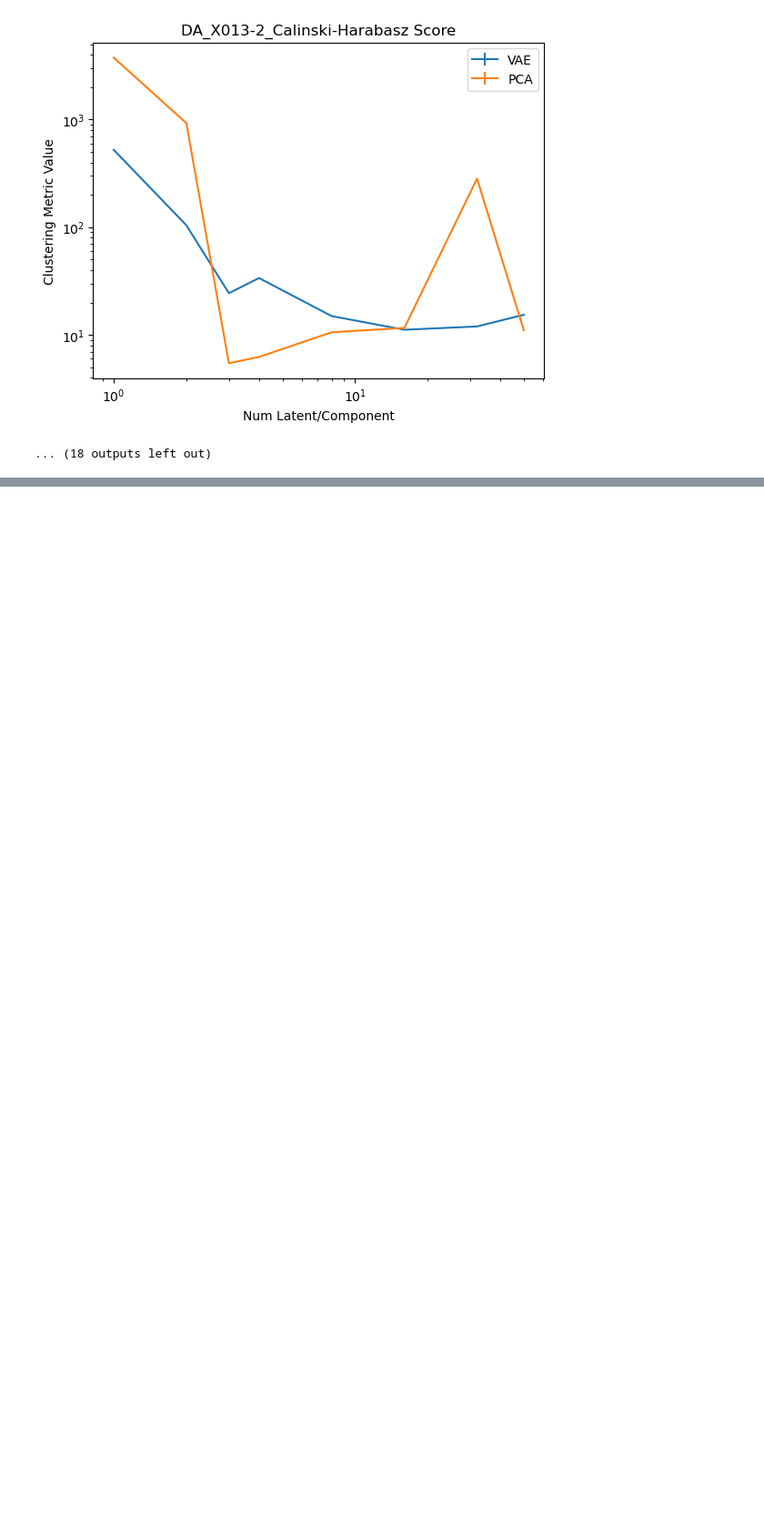
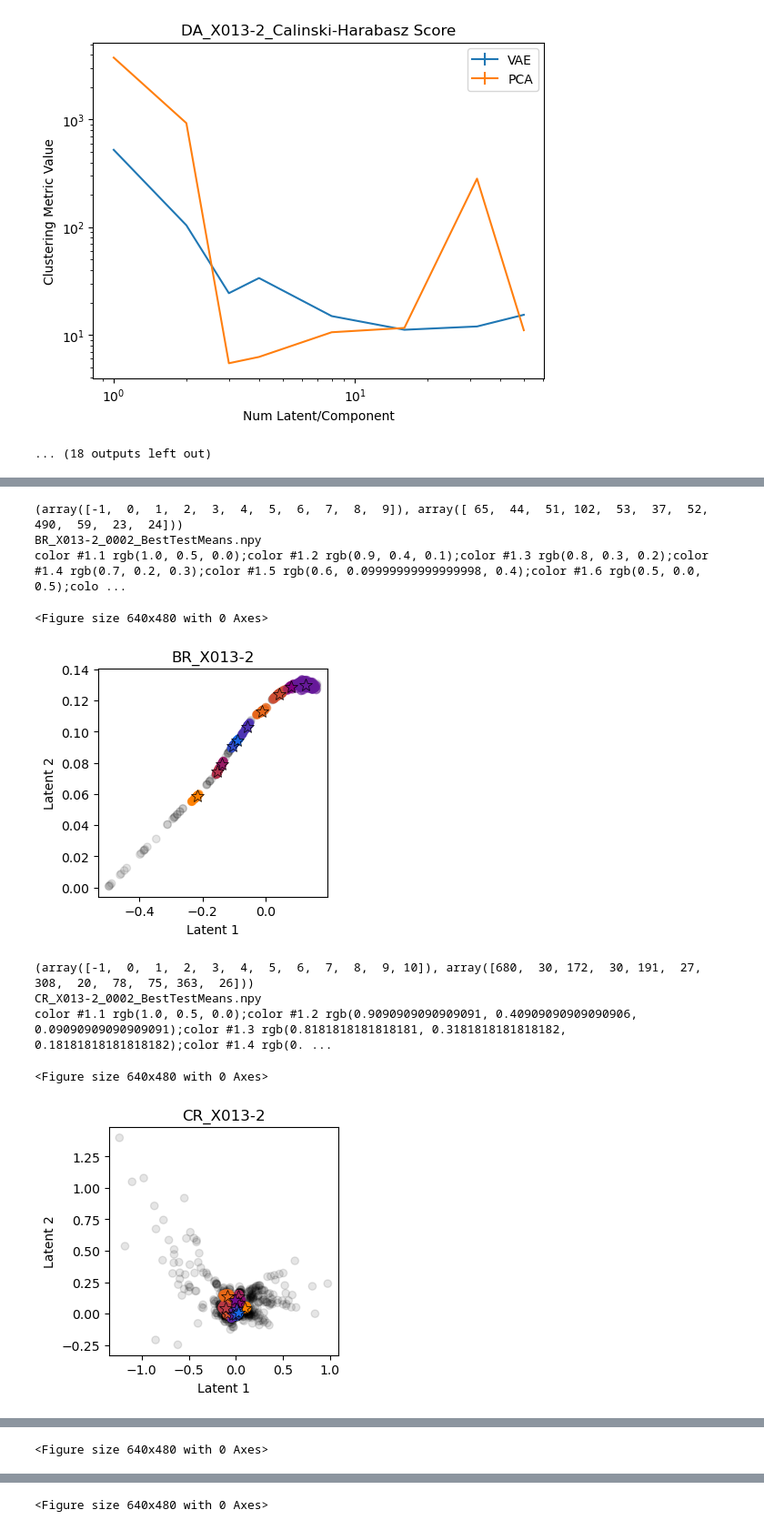
Before and after one commit to CCBatIIT/Deep-MMS, a Jupyter notebook: 05-Cluster_Perturb_Analysis.ipynb, the cells around one changed output, grey strips where cells are left out. Shown at 91% size. Saved outputs shown, nothing was run; the diff lists cells and outputs as text; code cells hidden in the pictures; blank space fills up the shorter version.

```diff
--- a/05-Cluster_Perturb_Analysis.ipynb
+++ b/05-Cluster_Perturb_Analysis.ipynb
@@ -123,0 +300,3 @@ for prefix in ['OX_', 'DA_', 'CR_', 'BR_', 'HIV1p_']:
+# %%
+with open('best_model_list_X013-2.txt', 'r') as f:
+    twoD_bestmodels = [elem for elem in f.read().split('\n') if elem and '_0002_' in elem]
@@ -123,0 +318,5 @@ for prefix in ['OX_', 'DA_', 'CR_', 'BR_', 'HIV1p_']:
+# %%
+import glob, os
+import numpy as np
+import matplotlib.pyplot as plt
+latent_means_numpys = sorted(glob.glob('*_BestTestMeans.npy'))
@@ -123,0 +401,70 @@ for prefix in ['OX_', 'DA_', 'CR_', 'BR_', 'HIV1p_']:
+# %%
+def cluster_medioid_indices(dist_mat, labels):
+    unique_labels = np.unique(labels)
+    medoid_indices = []
+    for i in unique_labels:
+        if i == -1:
+            continue
+        cluster_distances = dist_mat[:, np.where(labels==i)][np.where(labels==i), :]
+        medoid_cluster_index = np.argmin(np.mean(cluster_distances, axis=1))
+        medoid_index = np.where(labels==i)[0][medoid_cluster_index]
+        medoid_indices.append(medoid_index)
+    return np.array(medoid_indices)
+# %%
+for npfn in latent_means_numpys:
+    data = np.load(npfn)
+    mean = data.mean(axis=0)
+    #discover the closest actual datapoint to the mean
+    centroid = data[np.argmin(np.sqrt(np.sum((data-mean)**2, axis=-1)))]
+    #Cluster the data and report the centroids
+    distance_matrix = np.load(npfn.replace('.npy', '_distmat.npy'))
+    h = HDBSCAN(metric='precomputed', min_cluster_size=data.shape[0]//100)
+    labels = h.fit_predict(distance_matrix)
+    medoid_indices = cluster_medioid_indices(distance_matrix, labels)
+    print(np.unique(labels, return_counts=True))
+
+    decoded = np.load(npfn.replace('BestTestMeans','TestDecoded'))
+    title = npfn.split('0002')[0][:-1]
+    print(npfn)
+    plt.clf()
+    fig = plt.figure(figsize=(3.25, 3.25))
+
+    colors = color_labels(labels)
+    x_labeled = data[np.where(labels!=-1), 0]
+    y_labeled = data[np.where(labels!=-1), 1]
+    c_labeled = colors[np.where(labels!=-1)]
+    plt.scatter(x=x_labeled, y=y_labeled, c=c_labeled, alpha=0.5)
+
+    x_unlabeled = data[np.where(labels==-1), 0]
+    y_unlabeled = data[np.where(labels==-1), 1]
+    c_unlabeled = colors[np.where(labels==-1)]
+    plt.scatter(x=x_unlabeled, y=y_unlabeled, c=c_unlabeled, alpha=0.1, zorder=-1)
+
+    plt.xlabel('Latent 1')
+    plt.ylabel('Latent 2')
+    plt.title(title)
+    for i, medoid_index in enumerate(medoid_indices):
+        plt.plot(data[medoid_index, 0], data[medoid_index, 1],
+                 marker='*', markersize=10, markerfacecolor=colors[medoid_index],
+                 markeredgecolor='k', markeredgewidth=0.5)
+    print(";".join([f"color #1.{i+1} rgb({colors[medoid_index][0]}, {colors[medoid_index][1]}, {colors[medoid_index][2]})" for i, medoid_index in enumerate(medoid_indices)]))
+    medoid_traj_fn = os.path.join(figure_dir, f'{title=}_L2_medoids.dcd')
+    medoid_top_fn = os.path.join(figure_dir, f'{title=}_L2_medoids.pdb')
+    for fn, mode in zip([medoid_traj_fn, medoid_top_fn], ['dcd', 'pdb']):
+        write_numpy_as(topfn=topology_map[npfn],
+                       numpy_arr=decoded[medoid_indices].reshape(medoid_indices.shape[0], -1, 3),
+                       file_name=fn,
+                       write_mode=mode)
+    plt.savefig(os.path.join(figure_dir, f'L2_{title=}.png'), bbox_inches='tight')
+    plt.show()
+# %% [output]
+(array([-1,  0,  1,  2,  3,  4,  5,  6,  7,  8,  9]), array([ 65,  44,  51, 102,  53,  37,  52, 490,  59,  23,  24]))
+BR_X013-2_0002_BestTestMeans.npy
+color #1.1 rgb(1.0, 0.5, 0.0);color #1.2 rgb(0.9, 0.4, 0.1);color #1.3 rgb(0.8, 0.3, 0.2);color #1.4 rgb(0.7, 0.2, 0.3);color #1.5 rgb(0.6, 0.09999999999999998, 0.4);color #1.6 rgb(0.5, 0.0, 0.5);colo ...
+<Figure size 640x480 with 0 Axes>
+[figure, added]
+(array([-1,  0,  1,  2,  3,  4,  5,  6,  7,  8,  9, 10]), array([680,  30, 172,  30, 191,  27, 308,  20,  78,  75, 363,  26]))
+CR_X013-2_0002_BestTestMeans.npy
+color #1.1 rgb(1.0, 0.5, 0.0);color #1.2 rgb(0.9090909090909091, 0.40909090909090906, 0.09090909090909091);color #1.3 rgb(0.8181818181818181, 0.3181818181818182, 0.18181818181818182);color #1.4 rgb(0. ...
+<Figure size 640x480 with 0 Axes>
+[figure, added]
@@ -123,0 +474 @@ for prefix in ['OX_', 'DA_', 'CR_', 'BR_', 'HIV1p_']:
+<Figure size 640x480 with 0 Axes>
@@ -123,0 +480 @@ for prefix in ['OX_', 'DA_', 'CR_', 'BR_', 'HIV1p_']:
+<Figure size 640x480 with 0 Axes>
```
Also changed, not shown: parts of 23 cells of this notebook, 8 other files.
